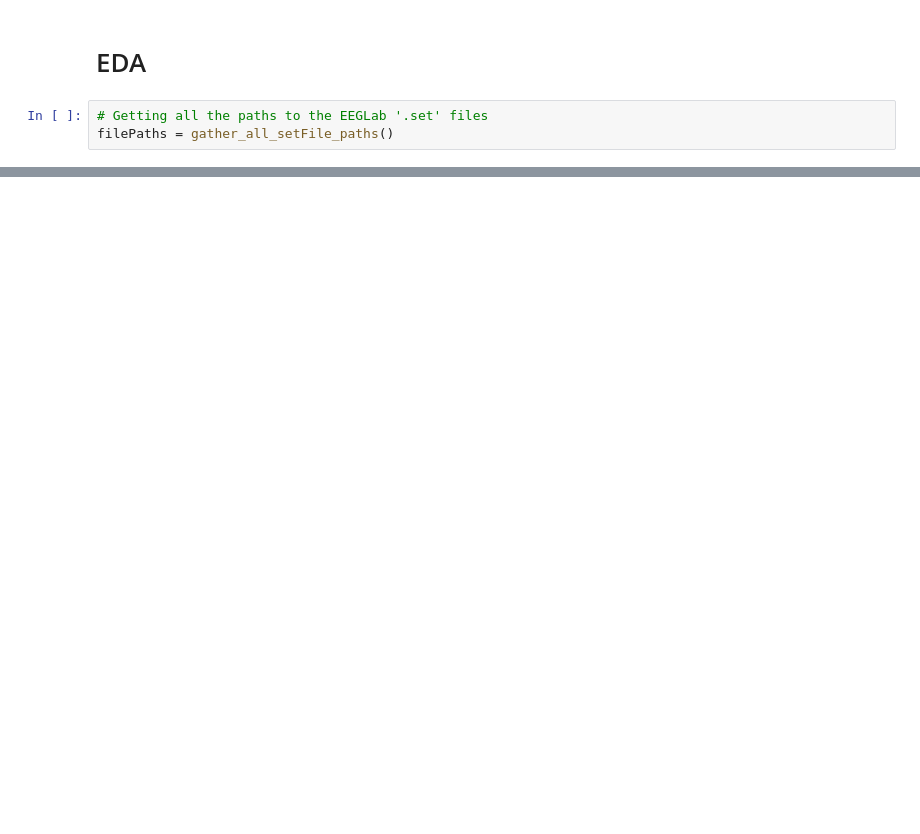
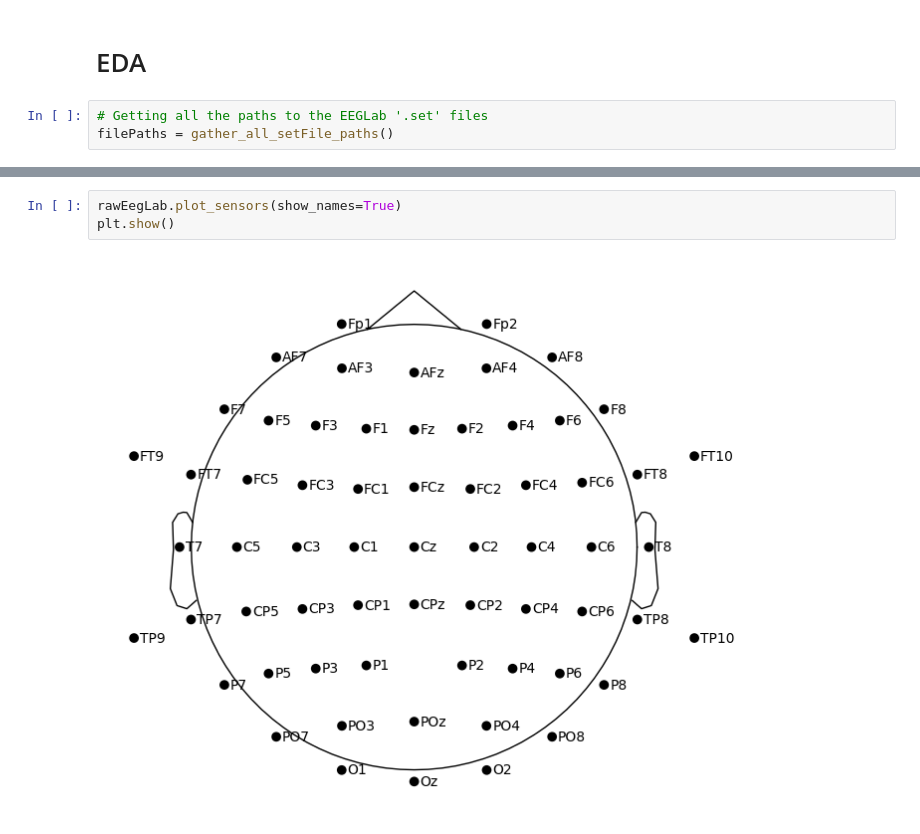
Before and after one commit to Nobi004/Parkinson_disease-EEG_Data_Analysis, a Jupyter notebook: main.ipynb, the cells around one changed output, grey strips where cells are left out. Saved outputs shown, nothing was run; the diff lists cells and outputs as text; blank space fills up the shorter version.

```diff
--- a/main.ipynb
+++ b/main.ipynb
@@ -168,0 +182,5 @@ IndexError: list index out of range
+# %%
+rawEegLab.plot_sensors(show_names=True)
+plt.show()
+# %% [output]
+[figure, added]
```
Also changed, not shown: parts of 10 cells of this notebook.
